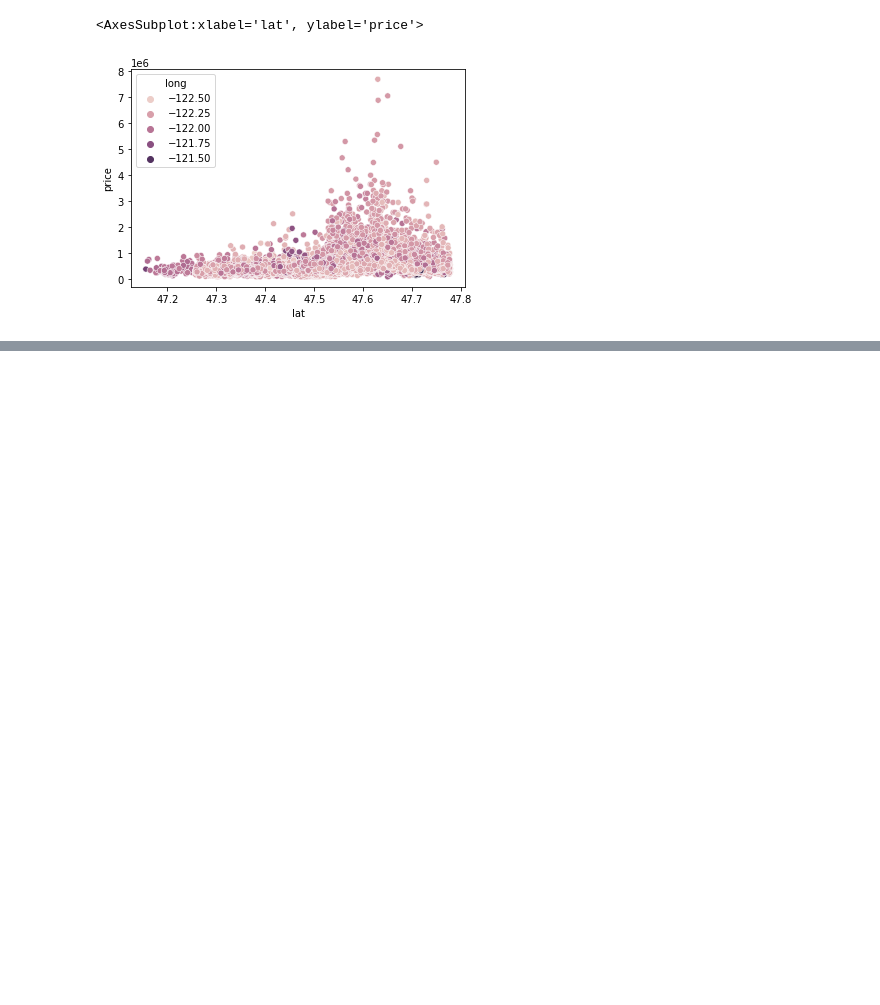
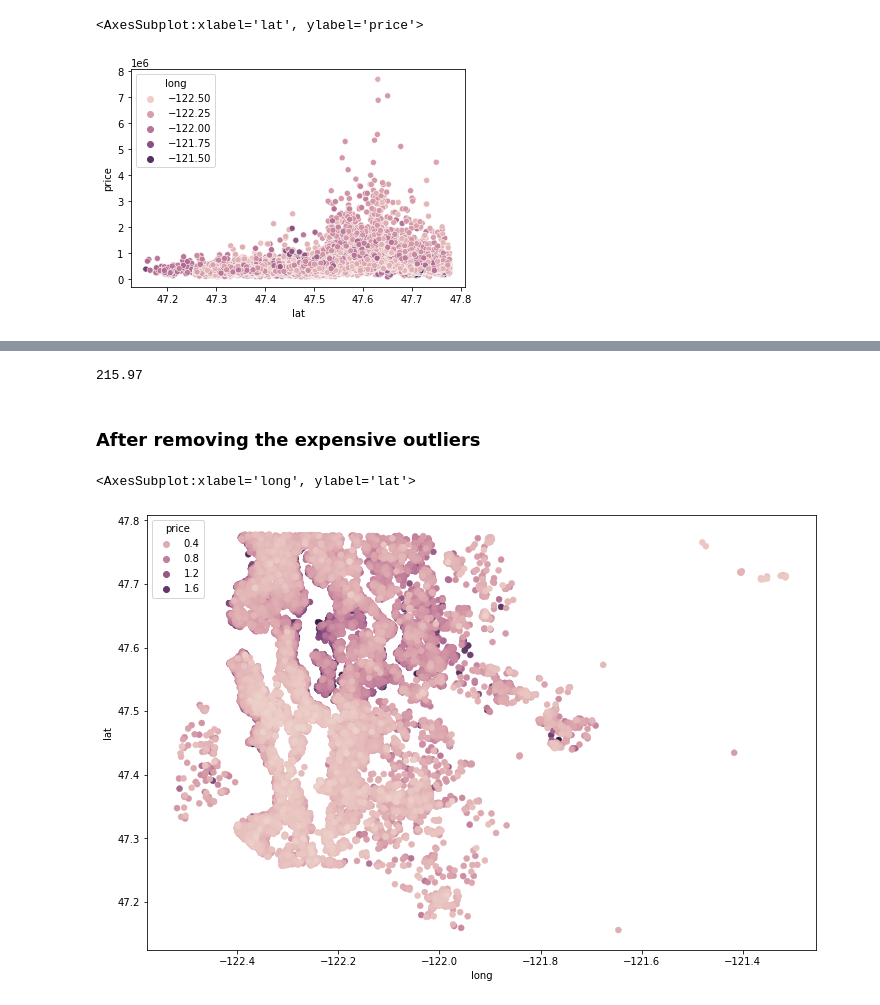
Before and after one commit to advaitvd/ML-DL-Projects, a Jupyter notebook: Housing Price Prediction/code_file.ipynb, the cells around one changed output, grey strips where cells are left out. Cells and saved outputs as stored; diff of their text form; code cells hidden in the pictures; blank space fills up the shorter version.

```diff
--- a/Housing Price Prediction/code_file.ipynb
+++ b/Housing Price Prediction/code_file.ipynb
@@ -135,0 +160,14 @@ sns.scatterplot(y='price',x='lat',data=df,hue='long')
+# %%
+len(df)*0.01
+# %% [output]
+215.97
+# %% [markdown]
+### After removing the expensive outliers
+# %%
+non_top_1_percent = df.sort_values('price',ascending=False).iloc[216:]
+# %%
+plt.figure(figsize=(12,8))
+sns.scatterplot(x = 'long', y ='lat', data = non_top_1_percent, hue='price',edgecolor=None)
+# %% [output]
+<AxesSubplot:xlabel='long', ylabel='lat'>
+[figure, added]
```
Also changed, not shown: parts of 13 cells of this notebook.
